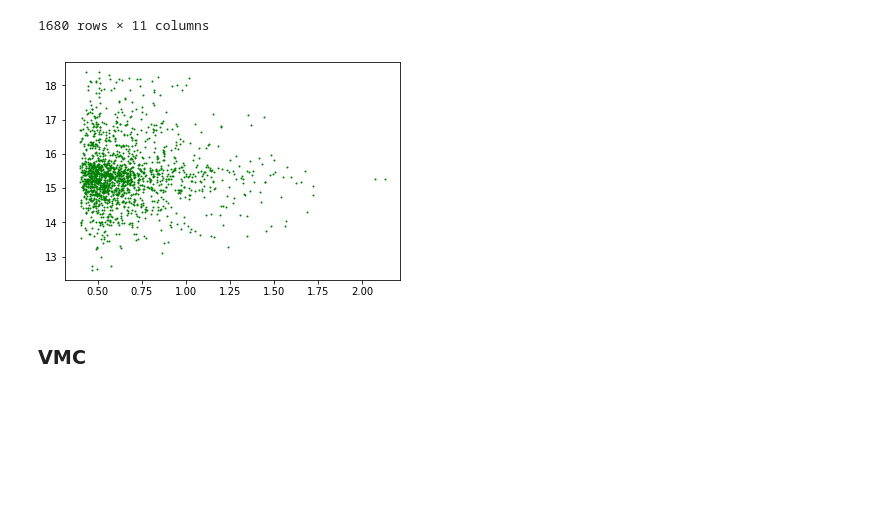
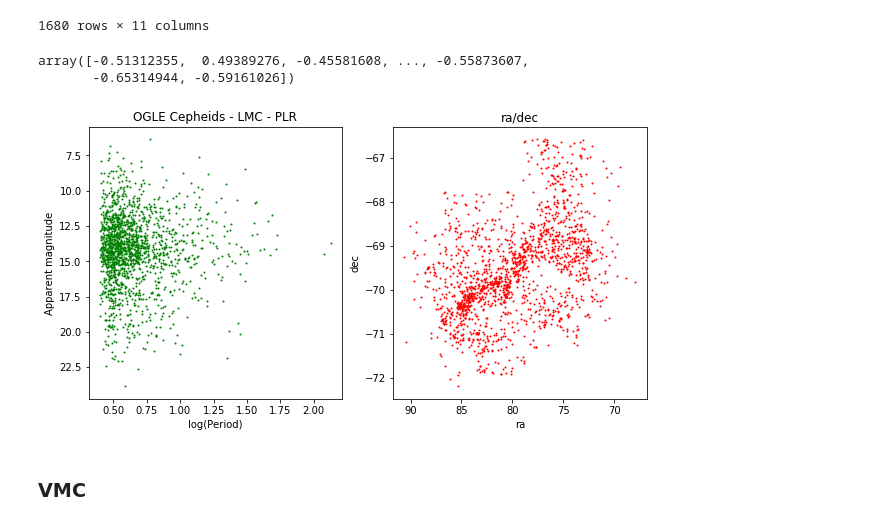
Before and after one commit to vickyscowcroft/bayesian_pl_fitting, a Jupyter notebook: batdog.ipynb, the cells around one changed output. Cells and saved outputs as stored; diff of their text form; code cells hidden in the pictures; blank space fills up the shorter version.

```diff
--- a/batdog.ipynb
+++ b/batdog.ipynb
@@ -2710,7 +2710,7 @@ ogle_raw_df = pd.DataFrame({
 
 # Exclude all Cepheids that are NOT a) first mode pulsators, b) have periods in
 # the range log(P) > 0.4, c) do not have both I and V band photometry
-ogle_cepheids = ogle_raw_df[np.log10(np.array(ogle_raw_df.P)) > 0.4]
+ogle_cepheids = ogle_raw_df.copy()[np.log10(np.array(ogle_raw_df.P)) > 0.4]
 ogle_cepheids = ogle_cepheids[ogle_cepheids.type == 'F       ']
 ogle_cepheids = ogle_cepheids[np.isfinite(ogle_cepheids.m_I)]
 ogle_cepheids = ogle_cepheids[np.isfinite(ogle_cepheids.m_V)]
@@ -2747,11 +2747,31 @@ ogle_cepheids
 | 3337 | 3338 | F | 90.499833 | -71.195056 | 18.382 | 16.926 | 2.726368 | 0.000002 | 20.63880 | 14.445166 | 8.658369e+05 |
 | 3338 | 3339 | F | 90.601458 | -69.254000 | 18.013 | 18.666 | 8.954679 | 0.000087 | 17.00085 | 12.732050 | 3.568366e+05 |
 1680 rows × 11 columns
-# %%
-plt.plot(np.log10(ogle_cepheids['P']), ogle_cepheids['m_I'], 'g.', ms=2)
-plt.show()
-# %% [output]
-[figure, removed]
+# %%
+np.log10(np.asarray(ogle_raw['Per'][2:], dtype=np.float))
+# %% [output]
+array([-0.51312355,  0.49389276, -0.45581608, ..., -0.55873607,
+       -0.65314944, -0.59161026])
+# %%
+fig, ax = plt.subplots(1, 2, figsize=(10, 5))
+
+# PL plot
+ax[0].plot(np.log10(ogle_cepheids['P']), ogle_cepheids['W_IVI'], 'g.', ms=2)
+ax[0].set_xlabel("log(Period)")
+ax[0].set_ylabel("Apparent magnitude")
+ax[0].set_title("OGLE Cepheids - LMC - PLR")
+ax[0].invert_yaxis()
+
+# RA/DEC plot
+ax[1].plot(ogle_cepheids['ra'], ogle_cepheids['dec'], 'r.', ms=2)
+ax[1].set_xlabel("ra")
+ax[1].set_ylabel("dec")
+ax[1].set_title("ra/dec")
+ax[1].invert_xaxis()
+
+plt.show()
+# %% [output]
+[figure, added]
 # %% [markdown]
 ### VMC
 # %%
```
Also changed, not shown: parts of 8 cells of this notebook, 2 other files.
